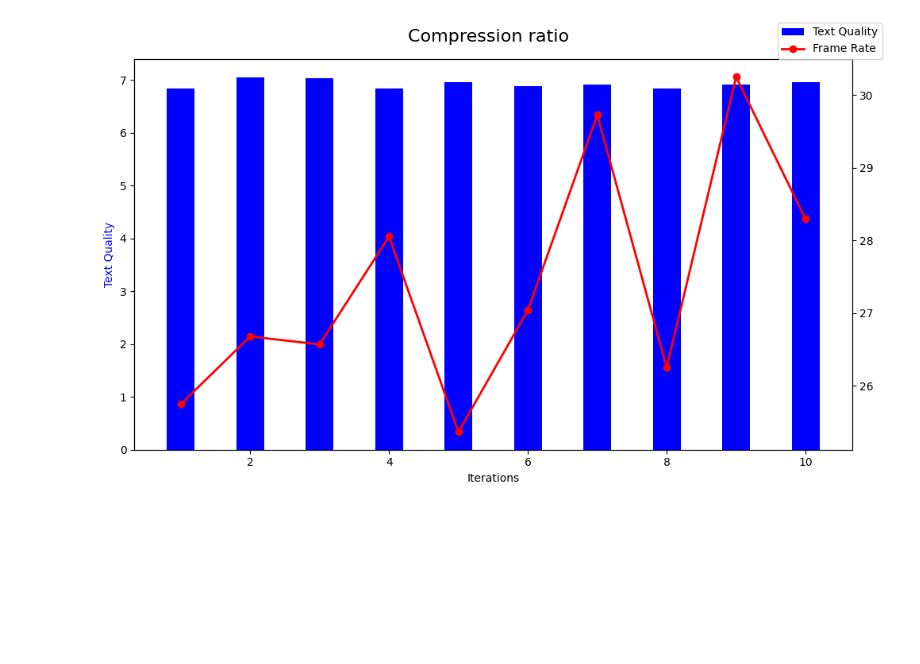
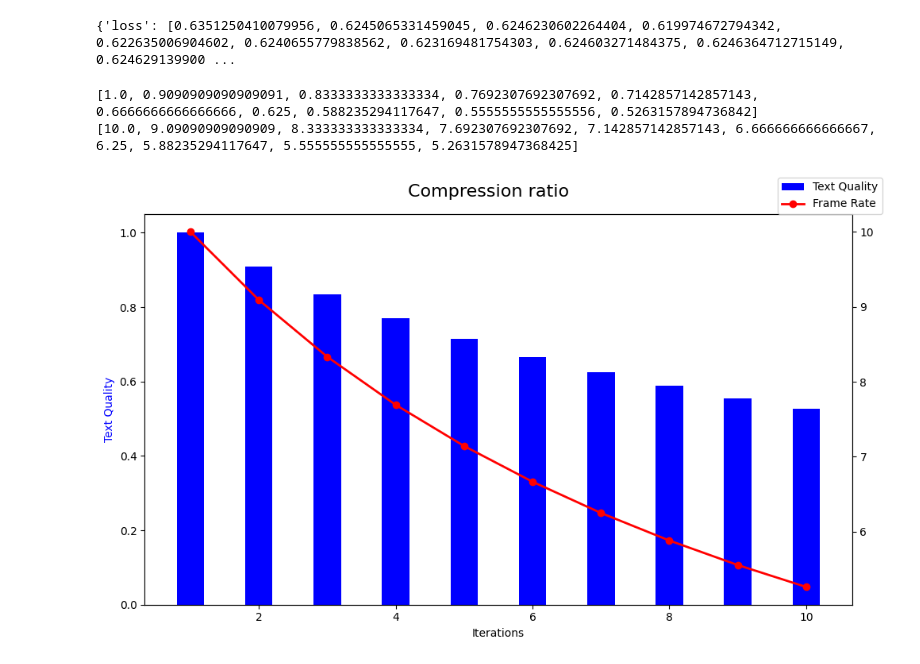
Before and after one commit to 0-0w/CNN-models, a Jupyter notebook: CNN_with_attention_mech.ipynb, the cells around one changed output. Drawn from its saved outputs; the diff is of its cells as text; code cells hidden in the pictures; blank space fills up the shorter version.

```diff
--- a/CNN_with_attention_mech.ipynb
+++ b/CNN_with_attention_mech.ipynb
@@ -177,6 +20,0 @@ print(y_train.shape)   # Should output (3150,) or (3150, 1)
-# %%
-population = initialize_population(population_size, max_len, embedding_matrix)
-best_model = firefly_optimization(population, X_train1, X_train2, y_train, max_generations, beta_base, gamma, alpha)
-loss, accuracy = best_model.evaluate([X_test1, X_test2], y_test)
-print(f'Best Model Test Loss: {loss:.4f}')
-print(f'Best Model Test Accuracy: {accuracy:.4f}')
@@ -218,31 +252,48 @@ Best Model Test Accuracy: 0.6675
+# %%
+# self.metrics = {
+#             "loss": [],
+#             "accuracy": [],
+#             "adversarial_loss": [],
+#             "text_quality": [],
+#             "frame_rate": [],
+#             "full_frame_size": [],
+#             "text_result_size": [],
+#             "original_scale": [],
+#             "counter_text_scale": [],
+#         }
+metrics = training_metrics.metrics
+epochs = np.arange(1, 11)
+print(metrics)
+# %% [output]
+{'loss': [0.6351250410079956, 0.6245065331459045, 0.6246230602264404, 0.619974672794342, 0.622635006904602, 0.6240655779838562, 0.623169481754303, 0.624603271484375, 0.6246364712715149, 0.624629139900 ...
 # %%
 # Use the metrics logged during training
-iterations = metrics_log['iterations']
-text_quality = metrics_log['text_quality']
-frame_rate = metrics_log['frame_rate']
-text_quality = [n*10 for n in text_quality]
-frame_rate = [n/100 for n in frame_rate]
+text_quality = metrics["text_quality"]
+frame_rate = metrics['frame_rate']
 
 # Create a figure and axis
+print(text_quality)
+print(frame_rate)
 fig, ax1 = plt.subplots(figsize=(10, 6))
 
 # Plot the bar chart for text quality
 bar_width = 0.4
+iterations = [i for i in range(1,11)]
 bars = ax1.bar(iterations, text_quality, bar_width, color='blue', label='Text Quality')
 ax1.set_xlabel('Iterations')
 ax1.set_ylabel('Text Quality', color='blue')
-# ax1.tick_params(axis='y', labelcolor='blue')
 
-# Create a twin axis for the line chart
 ax2 = ax1.twinx()
 ax2.plot(iterations, frame_rate, color='red', marker='o', linestyle='-', linewidth=2, label='Frame Rate')
 
 # Add a title and legend
 fig.suptitle('Compression ratio', fontsize=16)
 fig.legend(loc='upper right')
 
 # Show the plot
 plt.tight_layout()
 plt.show()
 # %% [output]
+[1.0, 0.9090909090909091, 0.8333333333333334, 0.7692307692307692, 0.7142857142857143, 0.6666666666666666, 0.625, 0.588235294117647, 0.5555555555555556, 0.5263157894736842]
+[10.0, 9.09090909090909, 8.333333333333334, 7.692307692307692, 7.142857142857143, 6.666666666666667, 6.25, 5.88235294117647, 5.555555555555555, 5.2631578947368425]
-[figure, old version]
+[figure, new version]
```
Also changed, not shown: parts of 13 cells of this notebook, 36 other files.
